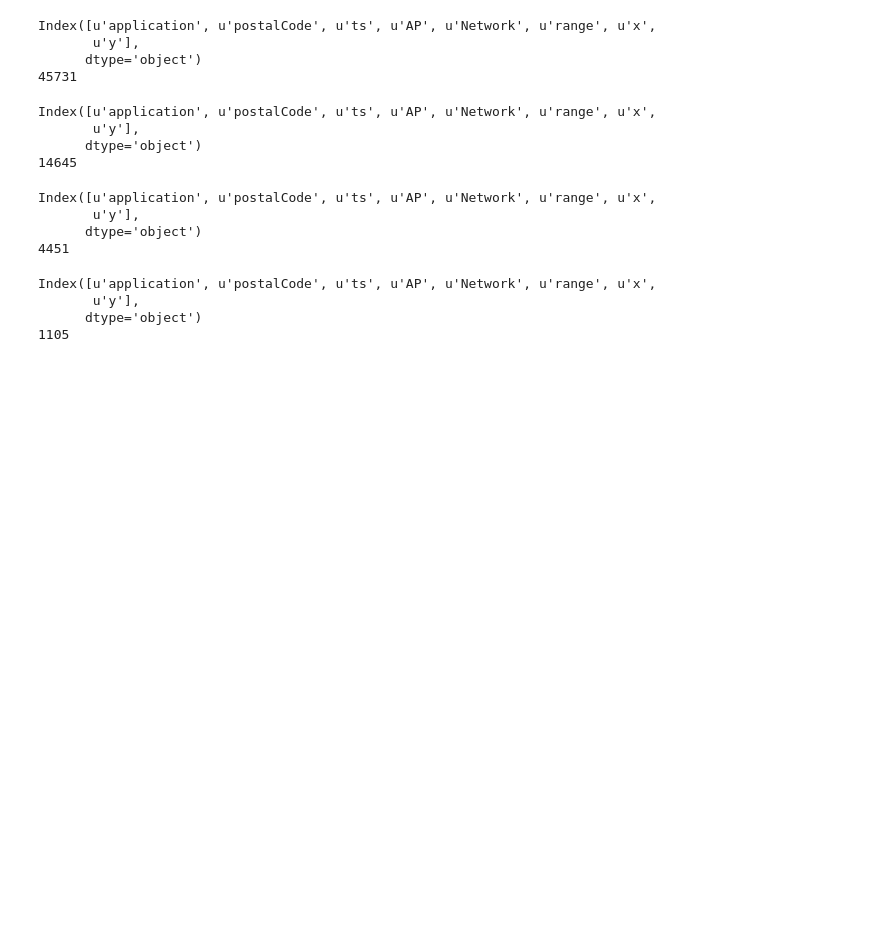
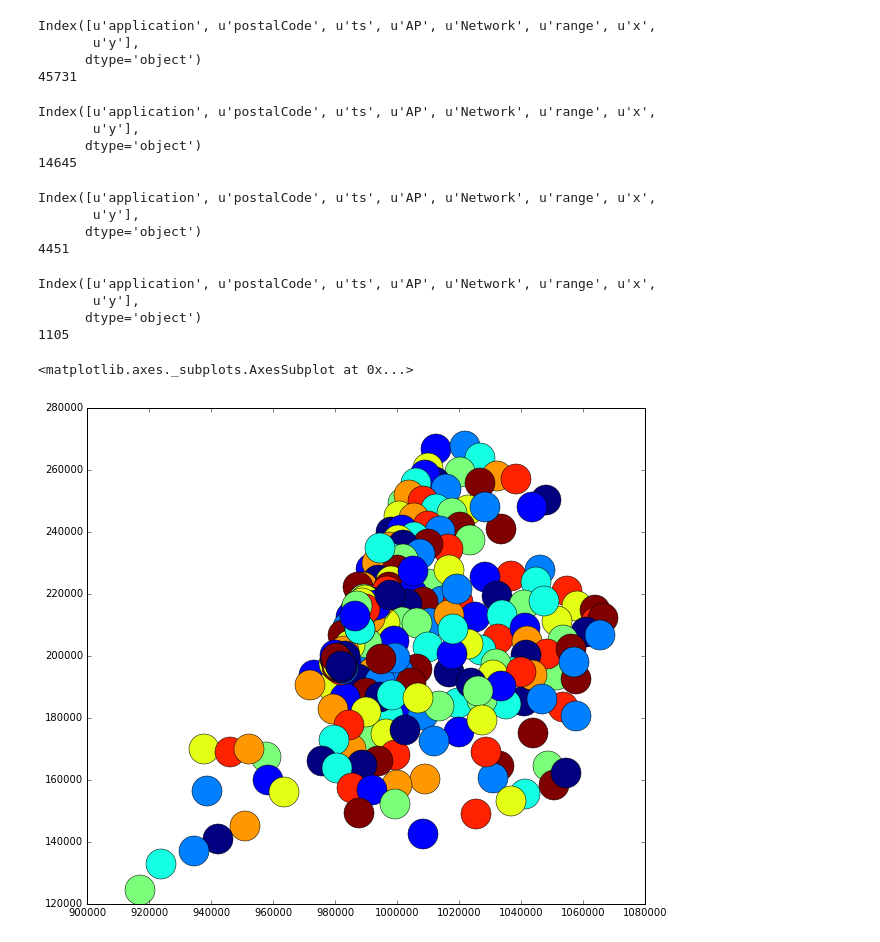
Before and after one commit to Casyfill/CUSP_QC_twitter_scripts, a Jupyter notebook: code/LowerManhattan/Lower_Manhattan.ipynb, the cells around one changed output. Cells and saved outputs as stored; diff of their text form; code cells hidden in the pictures; blank space fills up the shorter version.

```diff
--- a/code/LowerManhattan/Lower_Manhattan.ipynb
+++ b/code/LowerManhattan/Lower_Manhattan.ipynb
@@ -173,3 +173,10 @@ Index([u'application', u'postalCode', u'ts', u'AP', u'Network', u'range', u'x',
        u'y'],
       dtype='object')
 1105
+# %%
+# zips['geometry'] = zips.geometry.centroid
+
+zips.plot(figsize=(10,10), markersize=30)
+# %% [output]
+<matplotlib.axes._subplots.AxesSubplot at 0x...>
+[figure, added]
```
Also changed, not shown: 29 other files.
